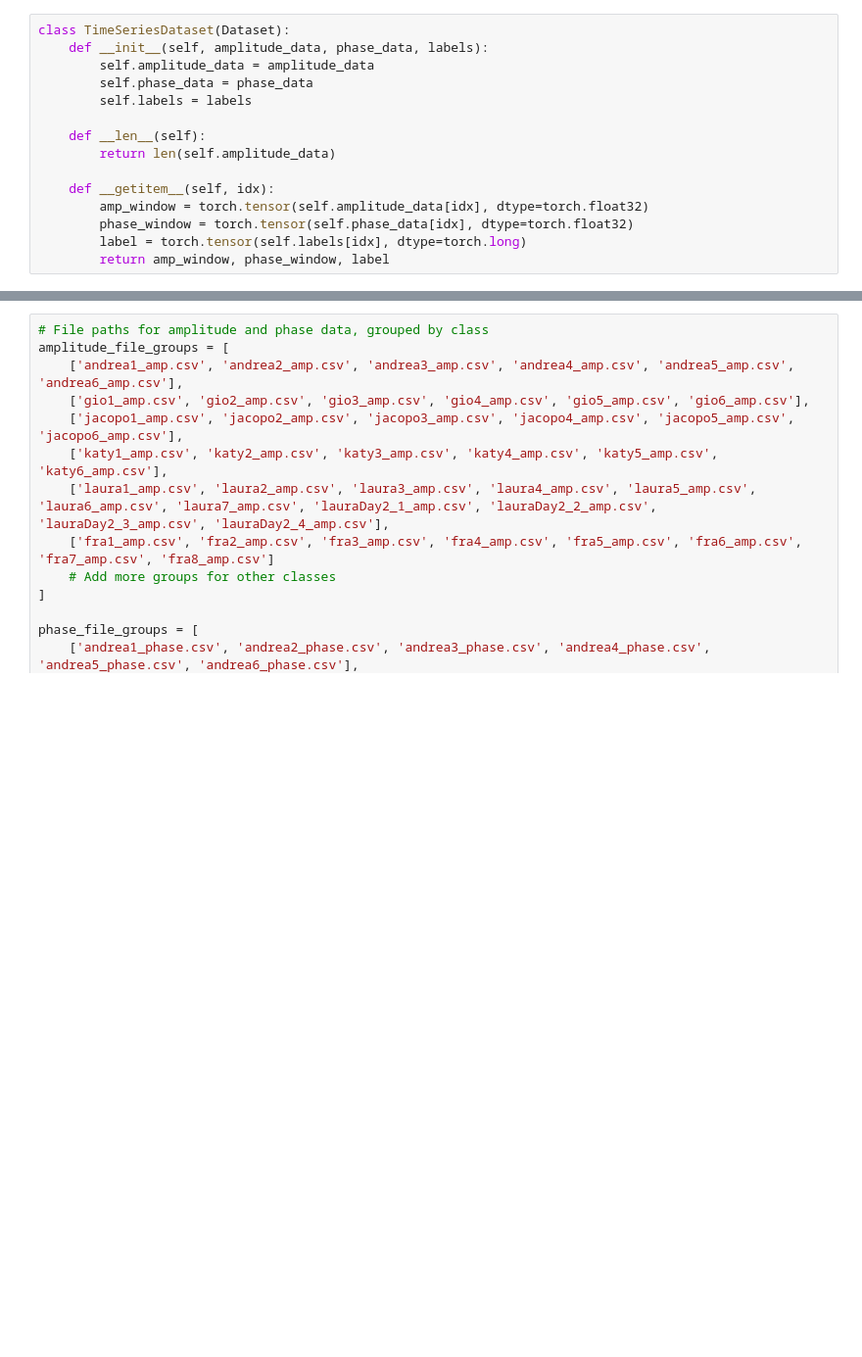
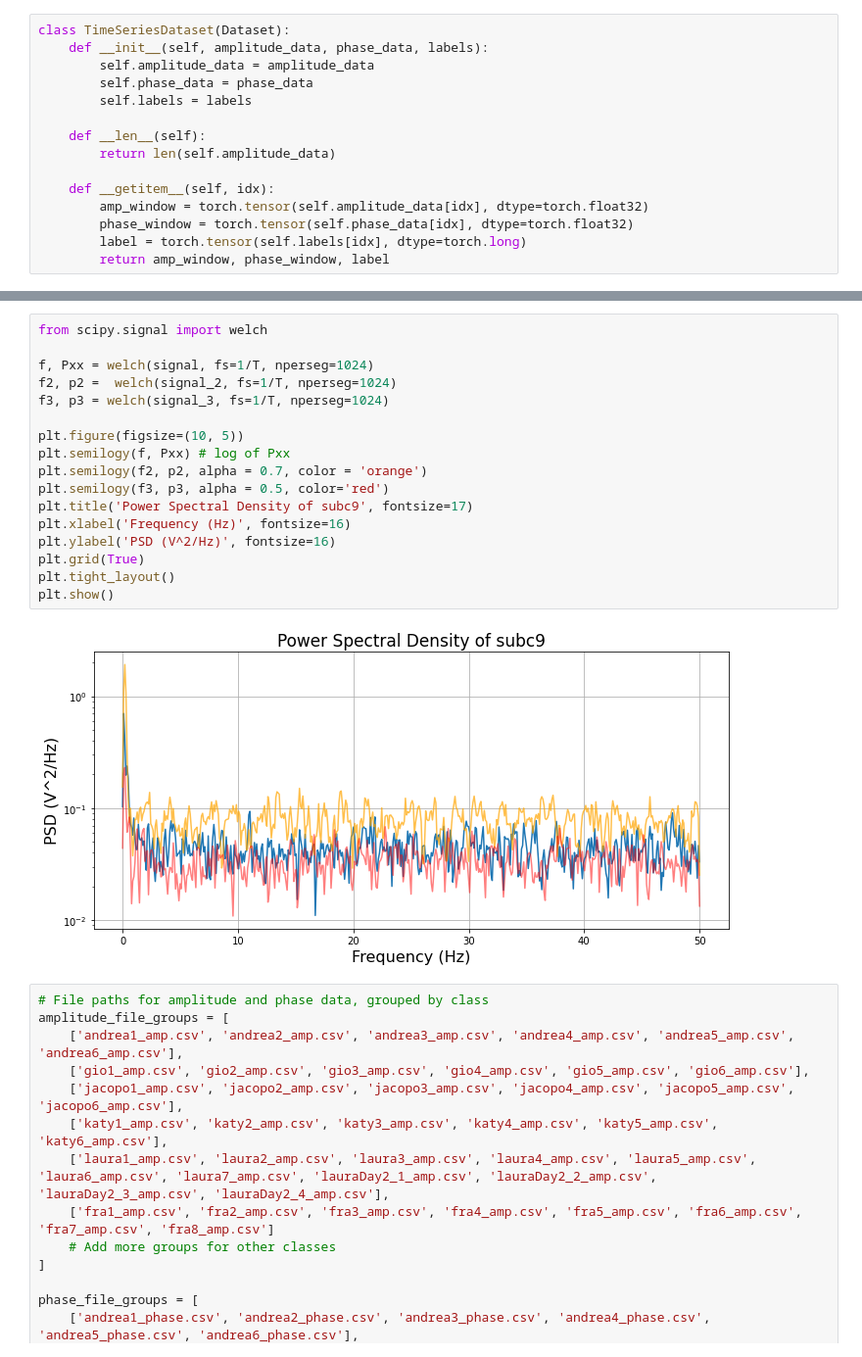
Before and after one commit to Paco-Danes/Thesis, a Jupyter notebook: Code/preprocessing.ipynb, the cells around one changed output, grey strips where cells are left out. Shown at 98% size. Cells and saved outputs as stored; diff of their text form; blank space fills up the shorter version.

```diff
--- a/Code/preprocessing.ipynb
+++ b/Code/preprocessing.ipynb
@@ -123,3 +191,22 @@ def create_dataset_from_csvs(amplitude_file_groups, phase_file_groups, window_si
+# %%
+from scipy.signal import welch
+
+f, Pxx = welch(signal, fs=1/T, nperseg=1024)
+f2, p2 =  welch(signal_2, fs=1/T, nperseg=1024)
+f3, p3 = welch(signal_3, fs=1/T, nperseg=1024)
+
+plt.figure(figsize=(10, 5))
+plt.semilogy(f, Pxx) # log of Pxx
+plt.semilogy(f2, p2, alpha = 0.7, color = 'orange')
+plt.semilogy(f3, p3, alpha = 0.5, color='red')
+plt.title('Power Spectral Density of subc9', fontsize=17)
+plt.xlabel('Frequency (Hz)', fontsize=16)
+plt.ylabel('PSD (V^2/Hz)', fontsize=16)
+plt.grid(True)
+plt.tight_layout()
+plt.show()
+# %% [output]
+[figure, added]
 # %%
 # File paths for amplitude and phase data, grouped by class
 amplitude_file_groups = [
```
Also changed, not shown: parts of 6 cells of this notebook, 12 other files.
